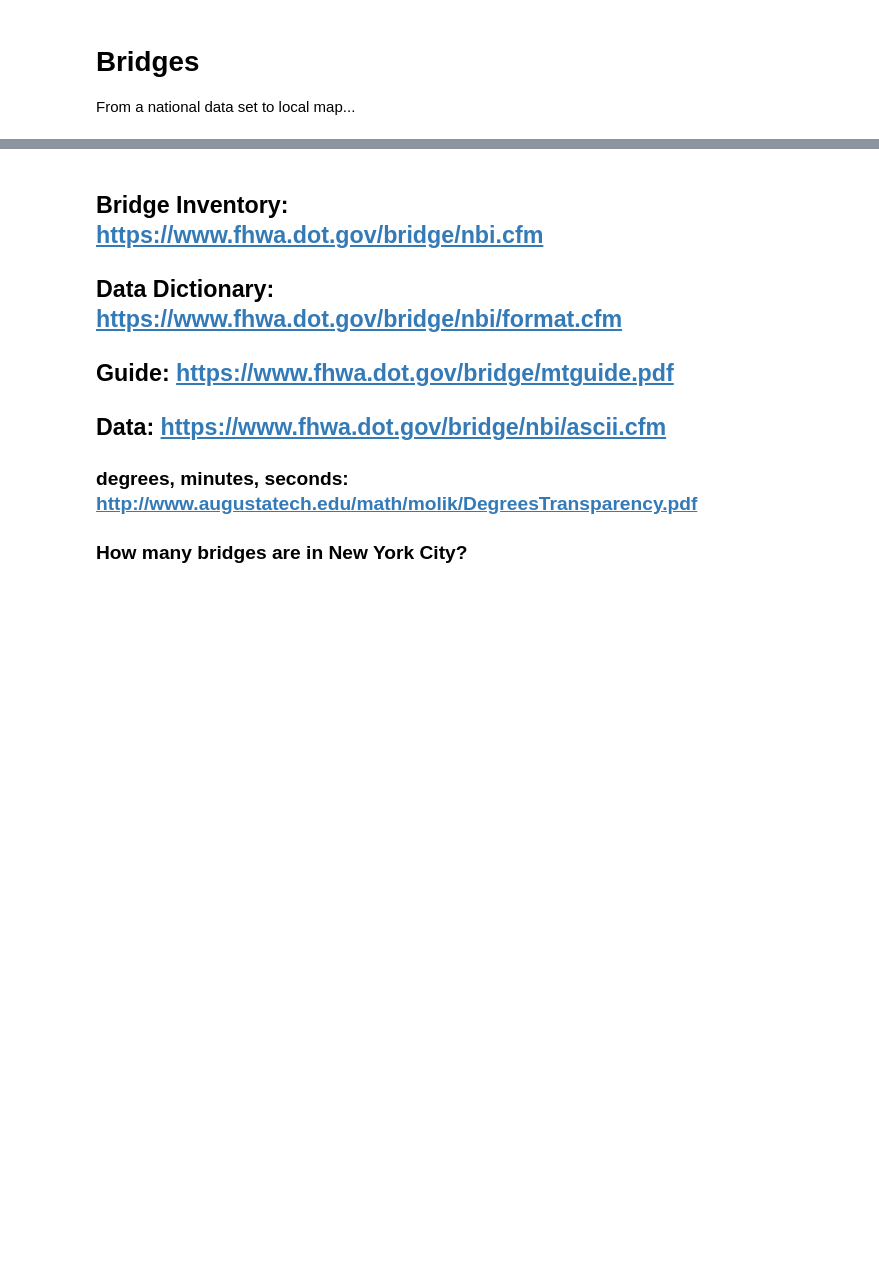
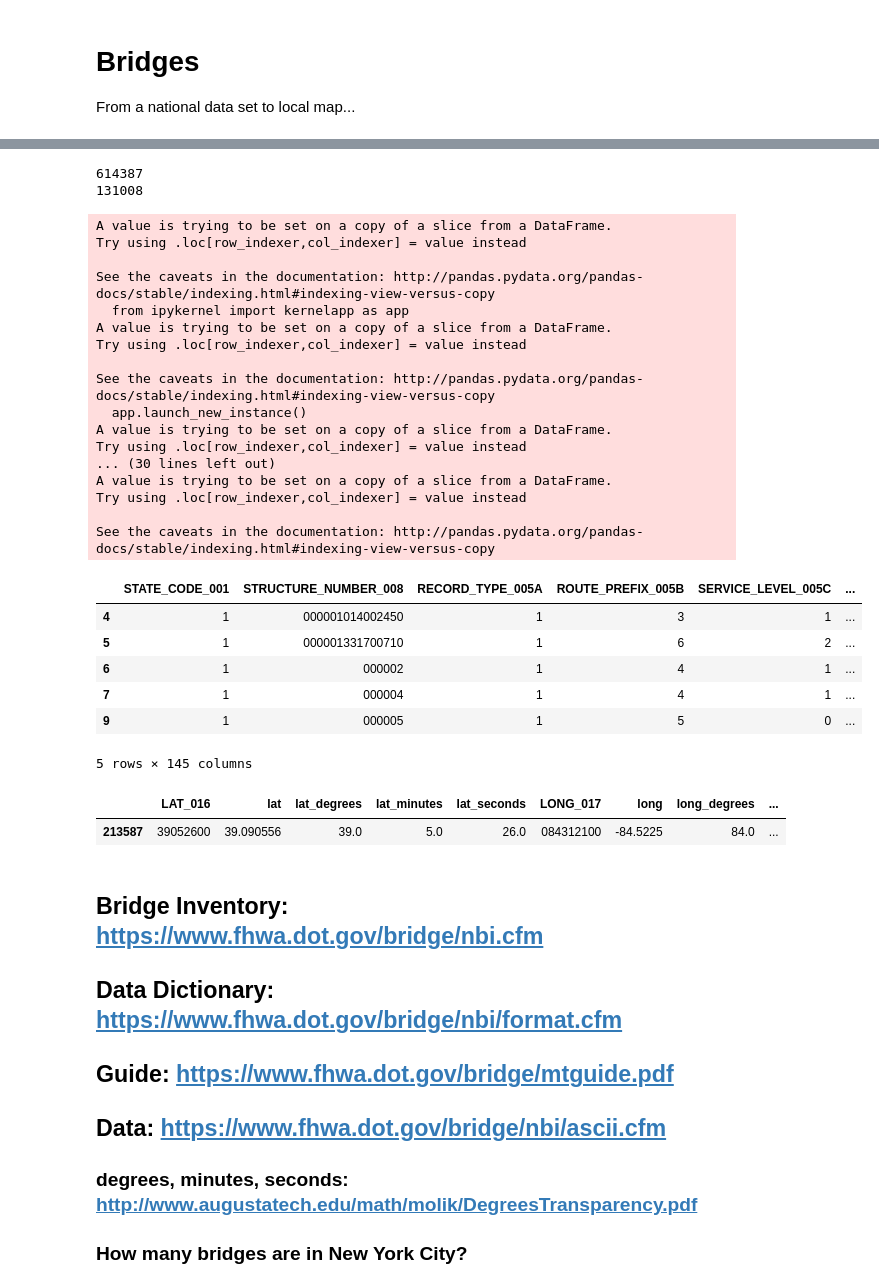
Before and after one commit to CoulterJones/New-School, a Jupyter notebook: news-narrative-design/spring-2017/level-two/bridges.ipynb, the cells around one changed output, grey strips where cells are left out. Drawn from its saved outputs; the diff is of its cells as text; code cells hidden in the pictures; blank space fills up the shorter version.

```diff
--- a/news-narrative-design/spring-2017/level-two/bridges.ipynb
+++ b/news-narrative-design/spring-2017/level-two/bridges.ipynb
@@ -21,3 +27,73 @@ bridges.head()
+# %%
+print(len(bridges))
+deficient_bridges = bridges[(bridges['STATUS_WITH_10YR_RULE'] == 1) | (bridges['STATUS_WITH_10YR_RULE'] == 2)]
+print(len(deficient_bridges))
+# %% [output]
+614387
+131008
+# %%
+def convert_latlng(frame):
+    frame['lat_len'] = frame['LAT_016'].apply(lambda x: len(str(x)))
+    frame['lat_degrees'] = frame['LAT_016'].apply(lambda x: float(str(x)[0:2]))
+    frame['lat_minutes'] = frame['LAT_016'].apply(lambda x: float(str(x)[2:4]))
+    frame['lat_seconds'] = frame['LAT_016'].apply(lambda x: float(str(x)[4:])/100)
+    frame['lat'] = frame.apply(lambda x: x['lat_degrees'] + (x['lat_minutes']/60.0) + (x['lat_seconds']/3600.0), axis=1)
+
+    frame['long_len'] = frame['LONG_017'].apply(lambda x: float(str(x)))
+    frame['long_degrees'] = frame['LONG_017'].apply(lambda x: float(str(x)[0:3]))
+    frame['long_minutes'] = frame['LONG_017'].apply(lambda x: float(str(x)[3:5]))
+    frame['long_seconds'] = frame['LONG_017'].apply(lambda x: float(str(x)[5:])/100)
+    frame['long'] = frame.apply(lambda x: x['long_degrees'] + (x['long_minutes']/60.0) + (x['long_seconds']/3600.0), axis=1)
+    frame['long'] = frame['long'] * -1
+    #frame.head()[['lat', 'long', 'LAT_016', 'LONG_017']]
+
+#deficient_bridges.head()
+
+convert_latlng(deficient_bridges)
+deficient_bridges.to_csv("def-bridges.csv")
+deficient_bridges.head()
+# %% [output]
+A value is trying to be set on a copy of a slice from a DataFrame.
+Try using .loc[row_indexer,col_indexer] = value instead
+
+See the caveats in the documentation: http://pandas.pydata.org/pandas-docs/stable/indexing.html#indexing-view-versus-copy
+  from ipykernel import kernelapp as app
+A value is trying to be set on a copy of a slice from a DataFrame.
+Try using .loc[row_indexer,col_indexer] = value instead
+
+See the caveats in the documentation: http://pandas.pydata.org/pandas-docs/stable/indexing.html#indexing-view-versus-copy
+  app.launch_new_instance()
+A value is trying to be set on a copy of a slice from a DataFrame.
+Try using .loc[row_indexer,col_indexer] = value instead
+... (30 lines left out)
+A value is trying to be set on a copy of a slice from a DataFrame.
+Try using .loc[row_indexer,col_indexer] = value instead
+
+See the caveats in the documentation: http://pandas.pydata.org/pandas-docs/stable/indexing.html#indexing-view-versus-copy
+|  | STATE_CODE_001 | STRUCTURE_NUMBER_008 | RECORD_TYPE_005A | ROUTE_PREFIX_005B | SERVICE_LEVEL_005C | ... |
+| 4 | 1 | 000001014002450 | 1 | 3 | 1 | ... |
+| 5 | 1 | 000001331700710 | 1 | 6 | 2 | ... |
+| 6 | 1 | 000002 | 1 | 4 | 1 | ... |
+| 7 | 1 | 000004 | 1 | 4 | 1 | ... |
+| 9 | 1 | 000005 | 1 | 5 | 0 | ... |
+5 rows × 145 columns
+# %%
+toshow = [
+    'LAT_016',
+    'lat',
+    'lat_degrees',
+    'lat_minutes',
+    'lat_seconds',
+    'LONG_017',
+    'long',
+    'long_degrees',
+    'long_minutes',
+    'long_seconds',
+]
+deficient_bridges[(deficient_bridges['STRUCTURE_NUMBER_008'] == '059B00046N     ')][toshow]
+# %% [output]
+|  | LAT_016 | lat | lat_degrees | lat_minutes | lat_seconds | LONG_017 | long | long_degrees | ... |
+| 213587 | 39052600 | 39.090556 | 39.0 | 5.0 | 26.0 | 084312100 | -84.5225 | 84.0 | ... |
 # %% [markdown]
 ## Bridge Inventory: https://www.fhwa.dot.gov/bridge/nbi.cfm
 ## Data Dictionary: https://www.fhwa.dot.gov/bridge/nbi/format.cfm
```
Also changed, not shown: parts of 3 cells of this notebook, 16 other files.
